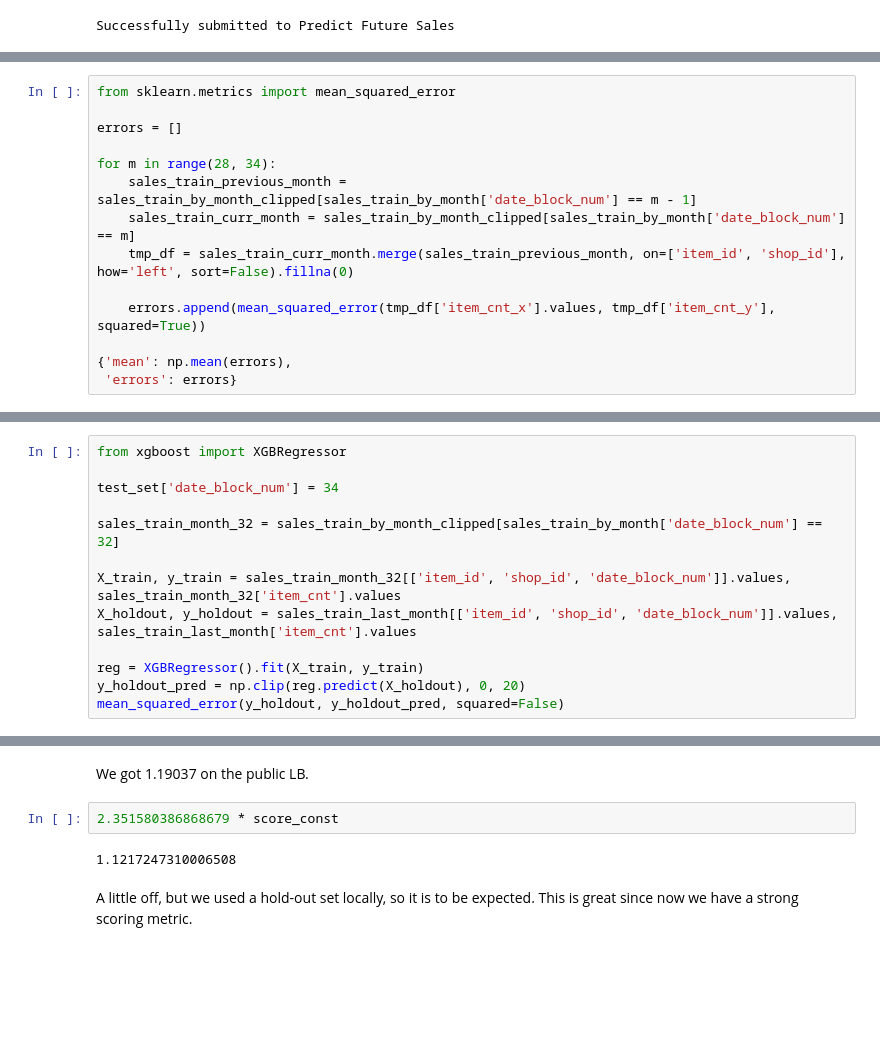
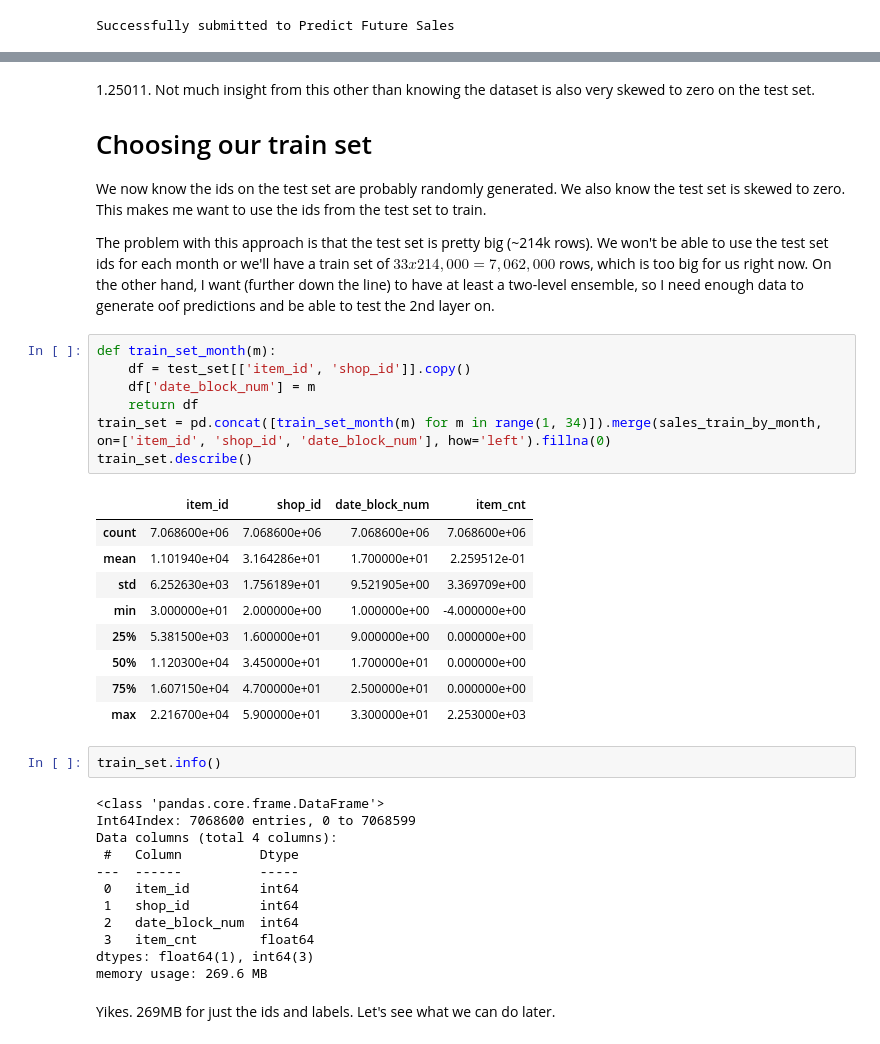
Before and after one commit to caioaao/hse-aml-final-project, a Jupyter notebook: notebooks/01-eda-train-test-data.ipynb, the cells around one changed output, grey strips where cells are left out. Cells and saved outputs as stored; diff of their text form; blank space fills up the shorter version.

```diff
--- a/notebooks/01-eda-train-test-data.ipynb
+++ b/notebooks/01-eda-train-test-data.ipynb
@@ -274,14 +294,0 @@ Now we can try estimating how mich of the data is actually fake between the 74%
-# %%
-from sklearn.metrics import mean_squared_error
-
-errors = []
-
-for m in range(28, 34):
-    sales_train_previous_month = sales_train_by_month_clipped[sales_train_by_month['date_block_num'] == m - 1]
-    sales_train_curr_month = sales_train_by_month_clipped[sales_train_by_month['date_block_num'] == m]
-    tmp_df = sales_train_curr_month.merge(sales_train_previous_month, on=['item_id', 'shop_id'], how='left', sort=False).fillna(0)
-
-    errors.append(mean_squared_error(tmp_df['item_cnt_x'].values, tmp_df['item_cnt_y'], squared=True))
-
-{'mean': np.mean(errors),
- 'errors': errors}
@@ -315,13 +294,0 @@ score_const
-# %%
-from xgboost import XGBRegressor
-
-test_set['date_block_num'] = 34
-
-sales_train_month_32 = sales_train_by_month_clipped[sales_train_by_month['date_block_num'] == 32]
-
-X_train, y_train = sales_train_month_32[['item_id', 'shop_id', 'date_block_num']].values, sales_train_month_32['item_cnt'].values
-X_holdout, y_holdout = sales_train_last_month[['item_id', 'shop_id', 'date_block_num']].values, sales_train_last_month['item_cnt'].values
-
-reg = XGBRegressor().fit(X_train, y_train)
-y_holdout_pred = np.clip(reg.predict(X_holdout), 0, 20)
-mean_squared_error(y_holdout, y_holdout_pred, squared=False)
@@ -342,8 +295,41 @@ Successfully submitted to Predict Future Sales
-# %% [markdown]
-We got 1.19037 on the public LB.
-# %%
-2.351580386868679 * score_const
-# %% [output]
-1.1217247310006508
-# %% [markdown]
-A little off, but we used a hold-out set locally, so it is to be expected. This is great since now we have a strong scoring metric.
+# %% [markdown]
+1.25011. Not much insight from this other than knowing the dataset is also very skewed to zero on the test set.
+
+# Choosing our train set
+
+We now know the ids on the test set are probably randomly generated. We also know the test set is skewed to zero. This makes me want to use the ids from the test set to train.
+
+The problem with this approach is that the test set is pretty big (~214k rows). We won't be able to use the test set ids for each month or we'll have a train set of $33 x 214,000 = 7,062,000$ rows, which is too big for us right now. On the other hand, I want (further down the line) to have at least a two-level ensemble, so I need enough data to generate oof predictions and be able to test the 2nd layer on.
+# %%
+def train_set_month(m):
+    df = test_set[['item_id', 'shop_id']].copy()
+    df['date_block_num'] = m
+    return df
+train_set = pd.concat([train_set_month(m) for m in range(1, 34)]).merge(sales_train_by_month, on=['item_id', 'shop_id', 'date_block_num'], how='left').fillna(0)
+train_set.describe()
+# %% [output]
+|  | item_id | shop_id | date_block_num | item_cnt |
+| count | 7.068600e+06 | 7.068600e+06 | 7.068600e+06 | 7.068600e+06 |
+| mean | 1.101940e+04 | 3.164286e+01 | 1.700000e+01 | 2.259512e-01 |
+| std | 6.252630e+03 | 1.756189e+01 | 9.521905e+00 | 3.369709e+00 |
+| min | 3.000000e+01 | 2.000000e+00 | 1.000000e+00 | -4.000000e+00 |
+| 25% | 5.381500e+03 | 1.600000e+01 | 9.000000e+00 | 0.000000e+00 |
+| 50% | 1.120300e+04 | 3.450000e+01 | 1.700000e+01 | 0.000000e+00 |
+| 75% | 1.607150e+04 | 4.700000e+01 | 2.500000e+01 | 0.000000e+00 |
+| max | 2.216700e+04 | 5.900000e+01 | 3.300000e+01 | 2.253000e+03 |
+# %%
+train_set.info()
+# %% [output]
+<class 'pandas.core.frame.DataFrame'>
+Int64Index: 7068600 entries, 0 to 7068599
+Data columns (total 4 columns):
+ #   Column          Dtype
+---  ------          -----
+ 0   item_id         int64
+ 1   shop_id         int64
+ 2   date_block_num  int64
+ 3   item_cnt        float64
+dtypes: float64(1), int64(3)
+memory usage: 269.6 MB
+# %% [markdown]
+Yikes. 269MB for just the ids and labels. Let's see what we can do later.
```
Also changed, not shown: parts of 23 cells of this notebook, 12 other files.
